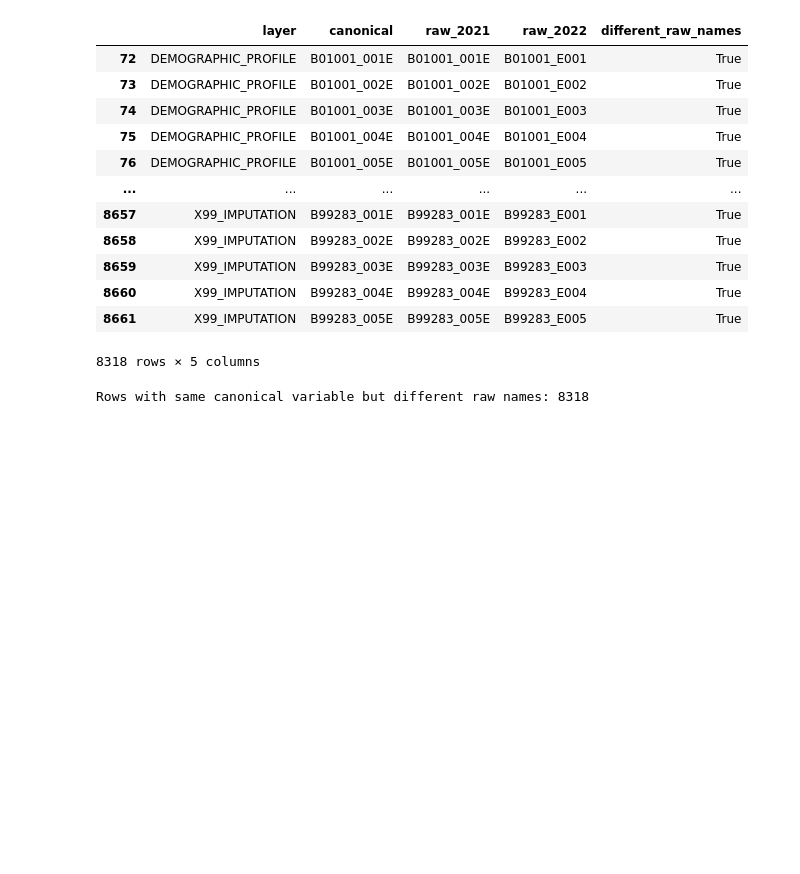
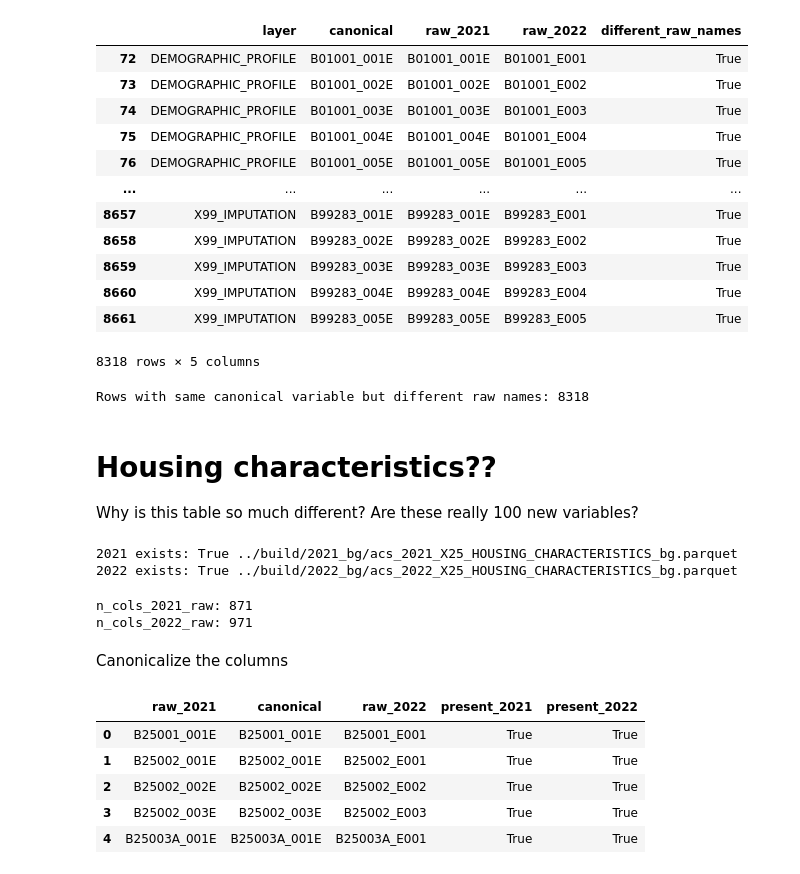
Before and after one commit to oturns/geosnap, a Jupyter notebook: build/examine_output.ipynb, the cells around one changed output. Saved outputs shown, nothing was run; the diff lists cells and outputs as text; code cells hidden in the pictures; blank space fills up the shorter version.

Commit message:
housing characteristics

```diff
--- a/build/examine_output.ipynb
+++ b/build/examine_output.ipynb
@@ -836,3 +836,56 @@ print("Rows with same canonical variable but different raw names:", len(renamed_
 | 8661 | X99_IMPUTATION | B99283_005E | B99283_005E | B99283_E005 | True |
 8318 rows × 5 columns
 Rows with same canonical variable but different raw names: 8318
+# %% [markdown]
+# Housing characteristics??
+
+Why is this table so much different? Are these really 100 new variables?
+# %%
+BUILD_ROOT = Path("../build")
+
+file_2021 = BUILD_ROOT / "2021_bg" / "acs_2021_X25_HOUSING_CHARACTERISTICS_bg.parquet"
+file_2022 = BUILD_ROOT / "2022_bg" / "acs_2022_X25_HOUSING_CHARACTERISTICS_bg.parquet"
+
+print("2021 exists:", file_2021.exists(), file_2021)
+print("2022 exists:", file_2022.exists(), file_2022)
+# %% [output]
+2021 exists: True ../build/2021_bg/acs_2021_X25_HOUSING_CHARACTERISTICS_bg.parquet
+2022 exists: True ../build/2022_bg/acs_2022_X25_HOUSING_CHARACTERISTICS_bg.parquet
+# %%
+def read_parquet_columns(path: Path) -> list[str]:
+    return pq.ParquetFile(path).schema_arrow.names
+
+cols_2021 = read_parquet_columns(file_2021)
+cols_2022 = read_parquet_columns(file_2022)
+
+print("n_cols_2021_raw:", len(cols_2021))
+print("n_cols_2022_raw:", len(cols_2022))
+# %% [output]
+n_cols_2021_raw: 871
+n_cols_2022_raw: 971
+# %% [markdown]
+Canonicalize the columns
+# %%
+df21 = pd.DataFrame({"raw_2021": cols_2021})
+df21["canonical"] = df21["raw_2021"].map(canonicalize_column)
+
+df22 = pd.DataFrame({"raw_2022": cols_2022})
+df22["canonical"] = df22["raw_2022"].map(canonicalize_column)
+# %%
+aligned = (
+    df21.merge(df22, on="canonical", how="outer")
+    .sort_values("canonical")
+    .reset_index(drop=True)
+)
+
+aligned["present_2021"] = aligned["raw_2021"].notna()
+aligned["present_2022"] = aligned["raw_2022"].notna()
+
+display(aligned.head(5))
+# %% [output]
+|  | raw_2021 | canonical | raw_2022 | present_2021 | present_2022 |
+| 0 | B25001_001E | B25001_001E | B25001_E001 | True | True |
+| 1 | B25002_001E | B25002_001E | B25002_E001 | True | True |
+| 2 | B25002_002E | B25002_002E | B25002_E002 | True | True |
+| 3 | B25002_003E | B25002_003E | B25002_E003 | True | True |
+| 4 | B25003A_001E | B25003A_001E | B25003A_E001 | True | True |
```
Also changed, not shown: parts of 3 cells of this notebook.
